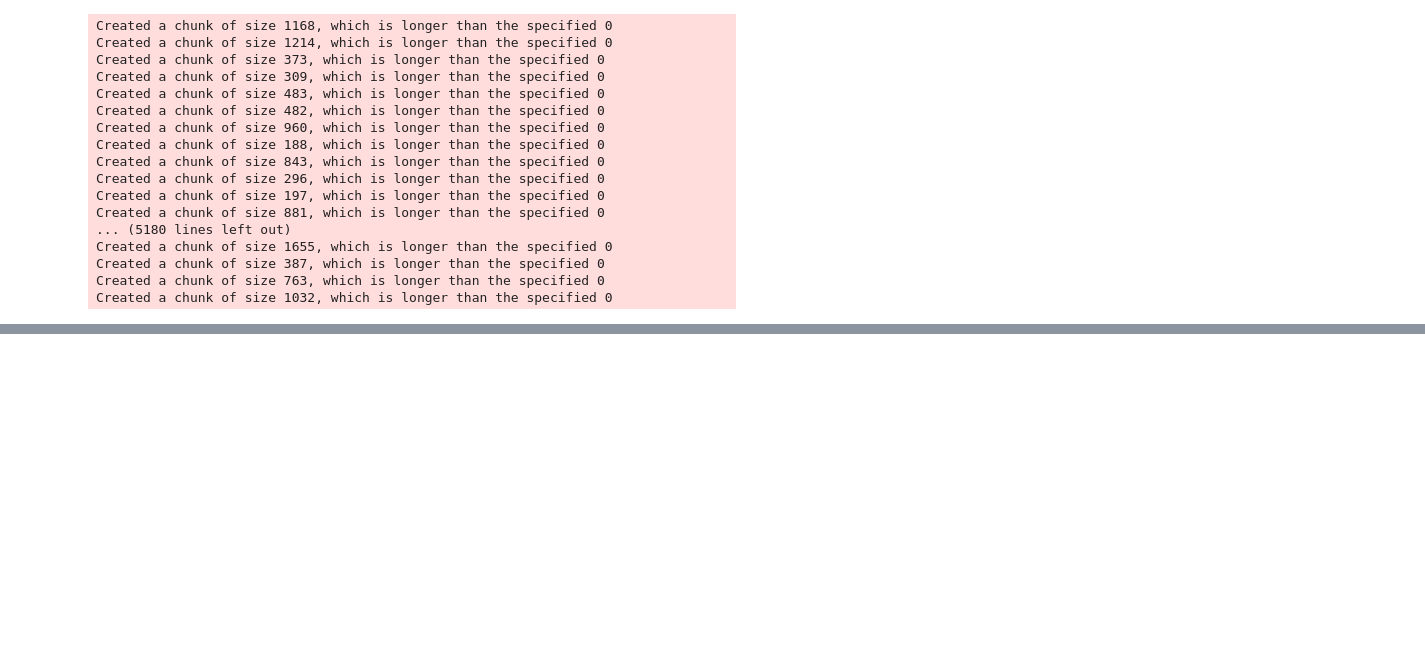
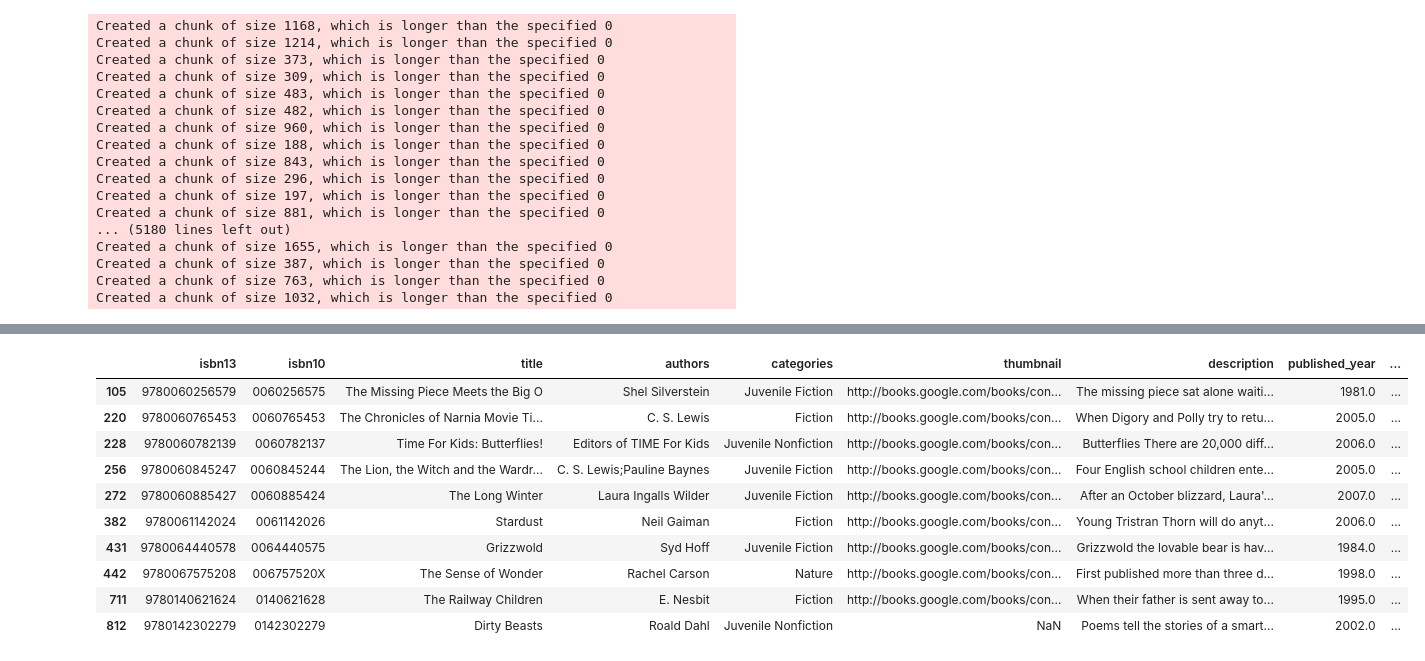
Before and after one commit to akborhossain/Book-Recommender, a Jupyter notebook: vector-data.ipynb, the cells around one changed output, grey strips where cells are left out. Cells and saved outputs as stored; diff of their text form; code cells hidden in the pictures; blank space fills up the shorter version.

Commit message:
basic recommendation system

```diff
--- a/vector-data.ipynb
+++ b/vector-data.ipynb
@@ -80,0 +83,16 @@ Created a chunk of size 1032, which is longer than the specified 0
+# %%
+import os
+from langchain.vectorstores import Chroma
+from langchain_google_genai import GoogleGenerativeAIEmbeddings  # Correct import
+
+# Set your Google API key
+os.environ["GOOGLE_API_KEY"] = "AIzaSyC-GrFfhW6OzeqncstzZBG0w9U_ilILYVc"
+
+# Use the correct model name
+embedding_function = GoogleGenerativeAIEmbeddings(model="models/embedding-001")  # ✅ Latest embedding model
+
+# Store documents in ChromaDB using Gemini embeddings
+db_books = Chroma.from_documents(
+    documents,
+    embedding=embedding_function
+)
@@ -80,0 +114,3 @@ Created a chunk of size 1032, which is longer than the specified 0
+# %%
+query='A book to teach clildrean about nature'
+docs = db_books.similarity_search(query, k=10)
@@ -80,0 +135,26 @@ Created a chunk of size 1032, which is longer than the specified 0
+# %%
+def retrieve_semantic_recommendations(
+        query: str,
+        top_k: int =10,
+) -> pd.DataFrame:
+    recs= db_books.similarity_search(query, k=50)
+    books_list=[]
+
+    for i in range(0, len(recs)):
+        books_list+=[int(recs[i].page_content.strip('"').split()[0])]
+
+    return books[books['isbn13'].isin(books_list)].head(top_k)
+# %%
+retrieve_semantic_recommendations('A book to teach clildrean about nature')
+# %% [output]
+|  | isbn13 | isbn10 | title | authors | categories | thumbnail | description | published_year | ... |
+| 105 | 9780060256579 | 0060256575 | The Missing Piece Meets the Big O | Shel Silverstein | Juvenile Fiction | http://books.google.com/books/con... | The missing piece sat alone waiti... | 1981.0 | ... |
+| 220 | 9780060765453 | 0060765453 | The Chronicles of Narnia Movie Ti... | C. S. Lewis | Fiction | http://books.google.com/books/con... | When Digory and Polly try to retu... | 2005.0 | ... |
+| 228 | 9780060782139 | 0060782137 | Time For Kids: Butterflies! | Editors of TIME For Kids | Juvenile Nonfiction | http://books.google.com/books/con... | Butterflies There are 20,000 diff... | 2006.0 | ... |
+| 256 | 9780060845247 | 0060845244 | The Lion, the Witch and the Wardr... | C. S. Lewis;Pauline Baynes | Juvenile Fiction | http://books.google.com/books/con... | Four English school children ente... | 2005.0 | ... |
+| 272 | 9780060885427 | 0060885424 | The Long Winter | Laura Ingalls Wilder | Juvenile Fiction | http://books.google.com/books/con... | After an October blizzard, Laura'... | 2007.0 | ... |
+| 382 | 9780061142024 | 0061142026 | Stardust | Neil Gaiman | Fiction | http://books.google.com/books/con... | Young Tristran Thorn will do anyt... | 2006.0 | ... |
+| 431 | 9780064440578 | 0064440575 | Grizzwold | Syd Hoff | Juvenile Fiction | http://books.google.com/books/con... | Grizzwold the lovable bear is hav... | 1984.0 | ... |
+| 442 | 9780067575208 | 006757520X | The Sense of Wonder | Rachel Carson | Nature | http://books.google.com/books/con... | First published more than three d... | 1998.0 | ... |
+| 711 | 9780140621624 | 0140621628 | The Railway Children | E. Nesbit | Fiction | http://books.google.com/books/con... | When their father is sent away to... | 1995.0 | ... |
+| 812 | 9780142302279 | 0142302279 | Dirty Beasts | Roald Dahl | Juvenile Nonfiction | NaN | Poems tell the stories of a smart... | 2002.0 | ... |
```
Also changed, not shown: parts of 7 cells of this notebook.
